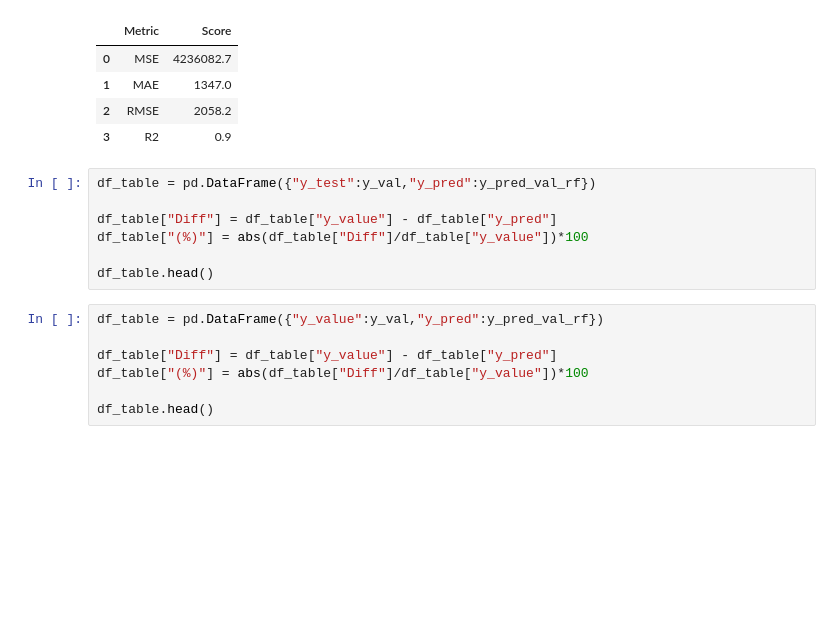
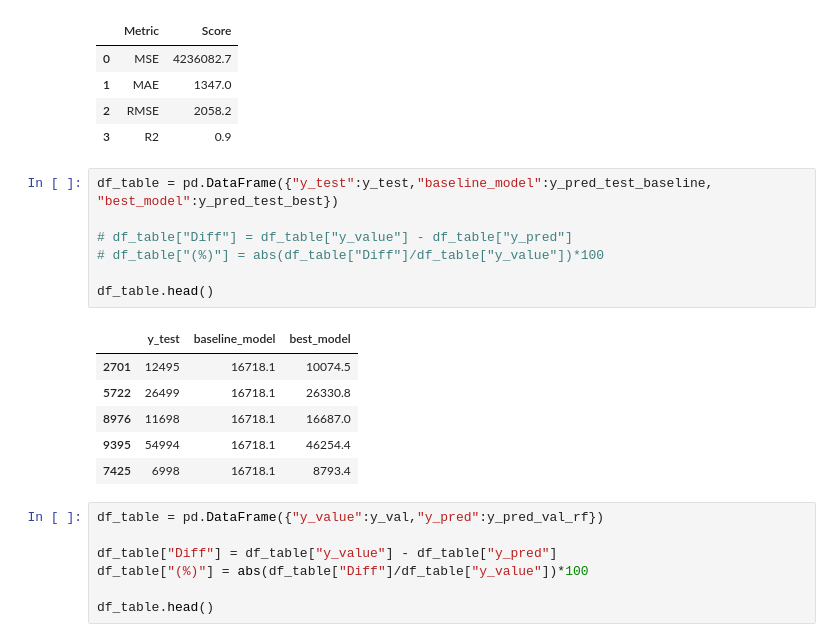
Before and after one commit to KYOH95/Project_2_Car_Analysis, a Jupyter notebook: Project2.ipynb, the cells around one changed output. Cells and saved outputs as stored; diff of their text form; blank space fills up the shorter version.

```diff
--- a/Project2.ipynb
+++ b/Project2.ipynb
@@ -1096,12 +1105,19 @@ display(pd.DataFrame([['MSE', mse],['MAE', mae],['RMSE', rmse],['R2', r2]], colu
 | 2 | RMSE | 2058.2 |
 | 3 | R2 | 0.9 |
 # %%
-df_table = pd.DataFrame({"y_test":y_val,"y_pred":y_pred_val_rf})
+df_table = pd.DataFrame({"y_test":y_test,"baseline_model":y_pred_test_baseline, "best_model":y_pred_test_best})
 
-df_table["Diff"] = df_table["y_value"] - df_table["y_pred"]
-df_table["(%)"] = abs(df_table["Diff"]/df_table["y_value"])*100
+# df_table["Diff"] = df_table["y_value"] - df_table["y_pred"]
+# df_table["(%)"] = abs(df_table["Diff"]/df_table["y_value"])*100
 
 df_table.head()
+# %% [output]
+|  | y_test | baseline_model | best_model |
+| 2701 | 12495 | 16718.1 | 10074.5 |
+| 5722 | 26499 | 16718.1 | 26330.8 |
+| 8976 | 11698 | 16718.1 | 16687.0 |
+| 9395 | 54994 | 16718.1 | 46254.4 |
+| 7425 | 6998 | 16718.1 | 8793.4 |
 # %%
 df_table = pd.DataFrame({"y_value":y_val,"y_pred":y_pred_val_rf})
 
```
Also changed, not shown: parts of 1 cell of this notebook.
